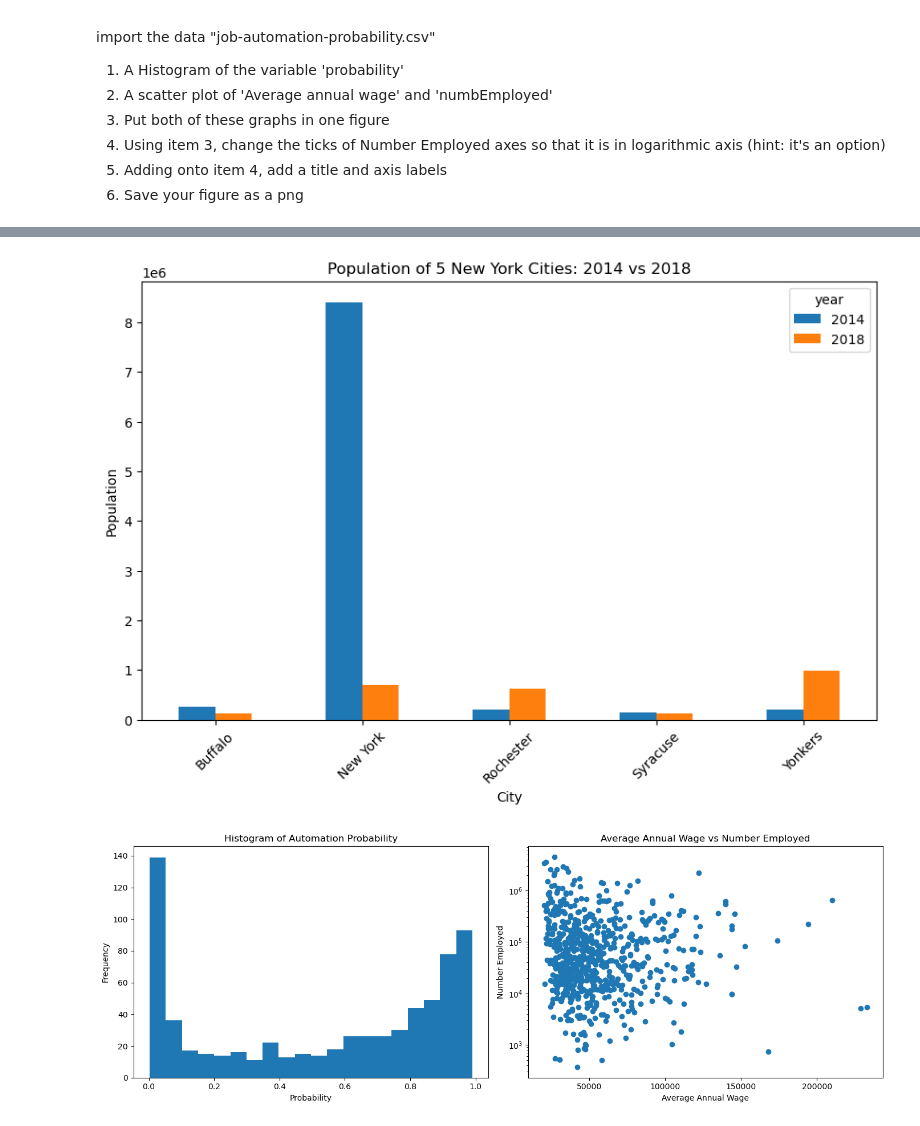
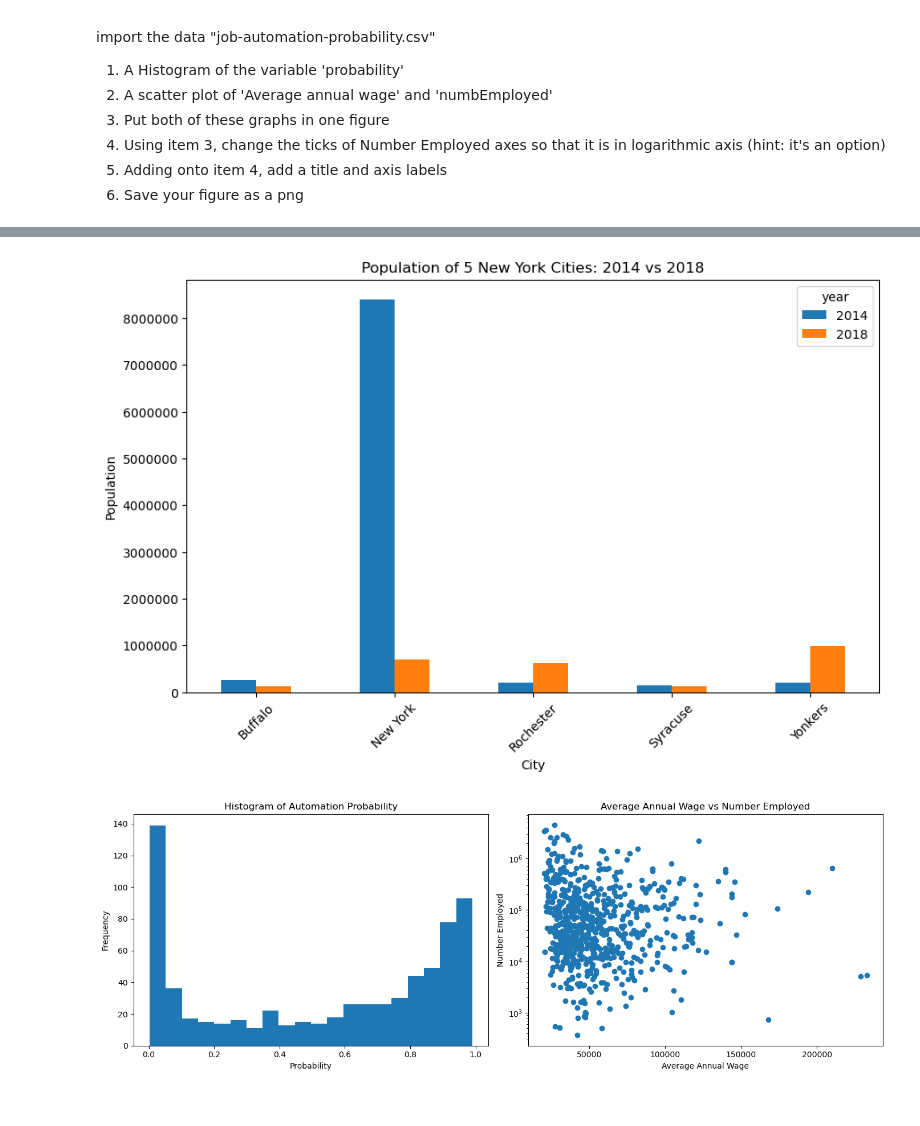
Before and after one commit to ProfKaltenberg/weekly-task-5-Iakovos2t, a Jupyter notebook: weekly task 5/Weekly Task 5.ipynb, the cells around one changed output, grey strips where cells are left out. Saved outputs shown, nothing was run; the diff lists cells and outputs as text; code cells hidden in the pictures.

```diff
--- a/weekly task 5/Weekly Task 5.ipynb
+++ b/weekly task 5/Weekly Task 5.ipynb
@@ -70,25 +72,26 @@ plt.show()
 # %%
 #pick 5 ny cities
 ny_cities = ["New York", "Buffalo", "Rochester", "Yonkers", "Syracuse"]
 
 #keep only ny, those 5 cities, and years 2014 and 2018
 q2 = cities[(cities["State"] == "New York") &
             (cities["City"].isin(ny_cities)) &
             (cities["year"].isin([2014, 2018]))]
 #reshape data for graph
 city_pop = q2.pivot(index="City", columns="year", values="Population")
 
 #make bar graph
 city_pop.plot(kind="bar", figsize=(10,6))
 
 #labels and title
 plt.title("Population of 5 New York Cities: 2014 vs 2018")
 plt.xlabel("City")
 plt.ylabel("Population")
 plt.xticks(rotation=45)
+plt.ticklabel_format(style='plain', axis='y')
 plt.show()
 # %% [output]
-[figure, old version]
+[figure, new version]
 # %%
 #make one figure with 2 graphs
 fig, ax = plt.subplots(nrows=1, ncols=2, figsize=(14,5))
```
Also changed, not shown: parts of 2 cells of this notebook.
